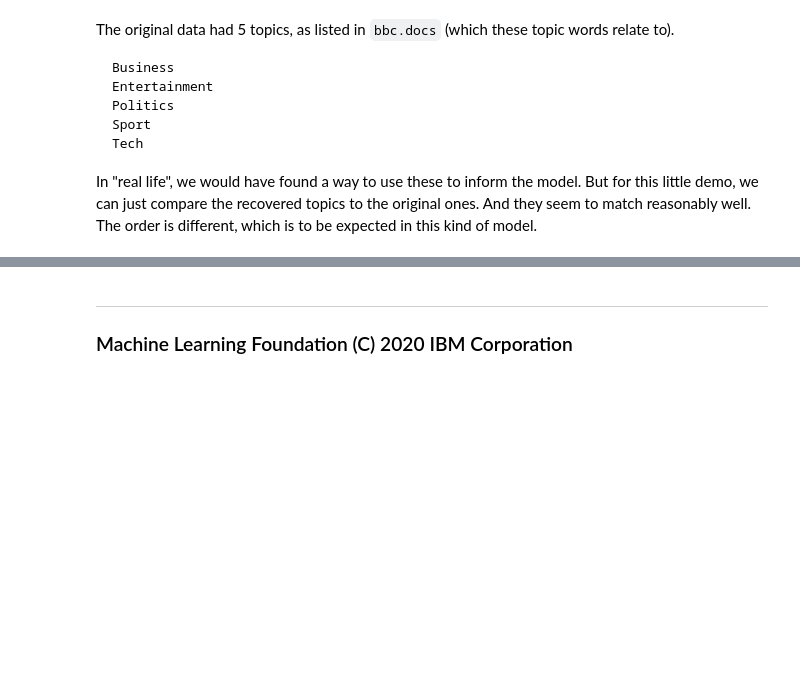
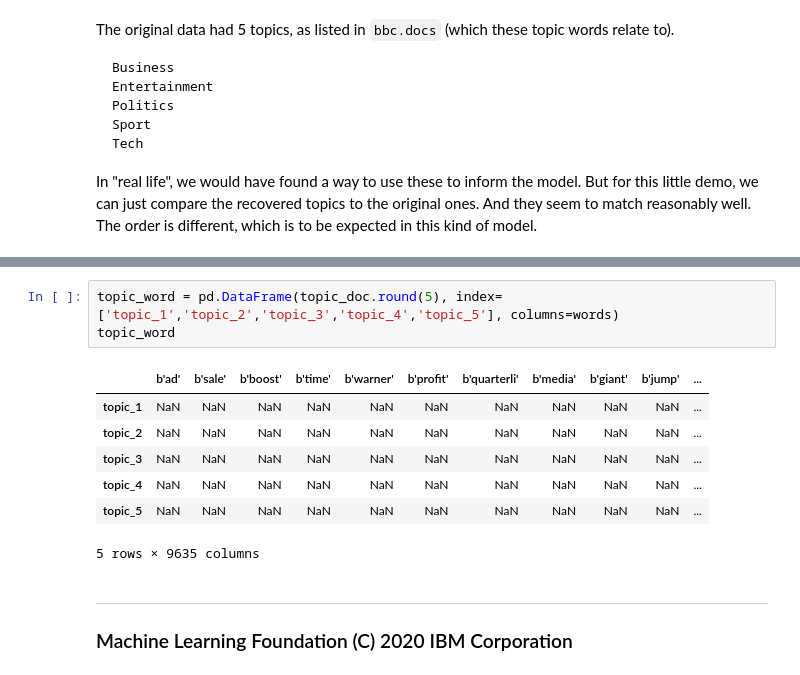
Before and after one commit to tycoi2005/202308_machine_learning_ibm_coursera, a Jupyter notebook: 004ibm-unsupervised-machine-learning/04e_DEMO_nmf.ipynb, the cells around one changed output, grey strips where cells are left out. Cells and saved outputs as stored; diff of their text form; blank space fills up the shorter version.

```diff
--- a/004ibm-unsupervised-machine-learning/04e_DEMO_nmf.ipynb
+++ b/004ibm-unsupervised-machine-learning/04e_DEMO_nmf.ipynb
@@ -172,3 +278,14 @@ doc_content[:8]
+# %%
+topic_word = pd.DataFrame(topic_doc.round(5), index=['topic_1','topic_2','topic_3','topic_4','topic_5'], columns=words)
+topic_word
+# %% [output]
+|  | b'ad' | b'sale' | b'boost' | b'time' | b'warner' | b'profit' | b'quarterli' | b'media' | b'giant' | b'jump' | ... |
+| topic_1 | NaN | NaN | NaN | NaN | NaN | NaN | NaN | NaN | NaN | NaN | ... |
+| topic_2 | NaN | NaN | NaN | NaN | NaN | NaN | NaN | NaN | NaN | NaN | ... |
+| topic_3 | NaN | NaN | NaN | NaN | NaN | NaN | NaN | NaN | NaN | NaN | ... |
+| topic_4 | NaN | NaN | NaN | NaN | NaN | NaN | NaN | NaN | NaN | NaN | ... |
+| topic_5 | NaN | NaN | NaN | NaN | NaN | NaN | NaN | NaN | NaN | NaN | ... |
+5 rows × 9635 columns
 # %% [markdown]
 ---
 ### Machine Learning Foundation (C) 2020 IBM Corporation
```
Also changed, not shown: parts of 17 cells of this notebook.
